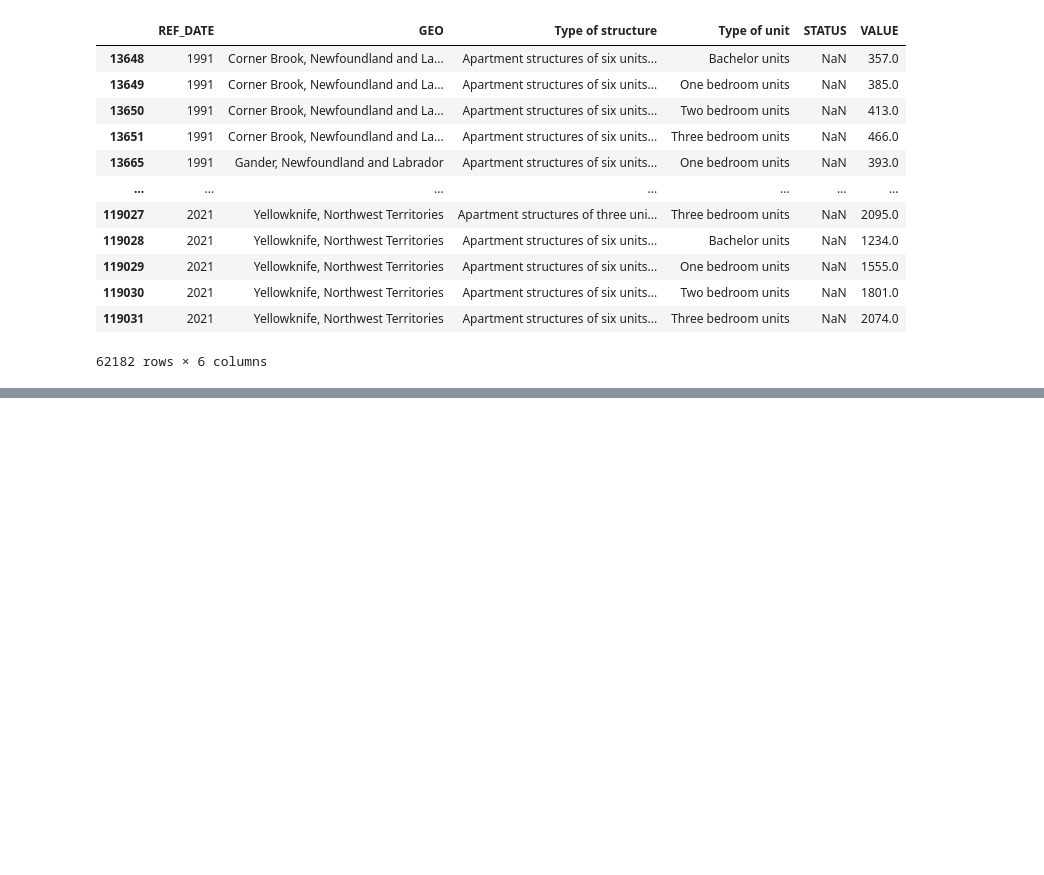
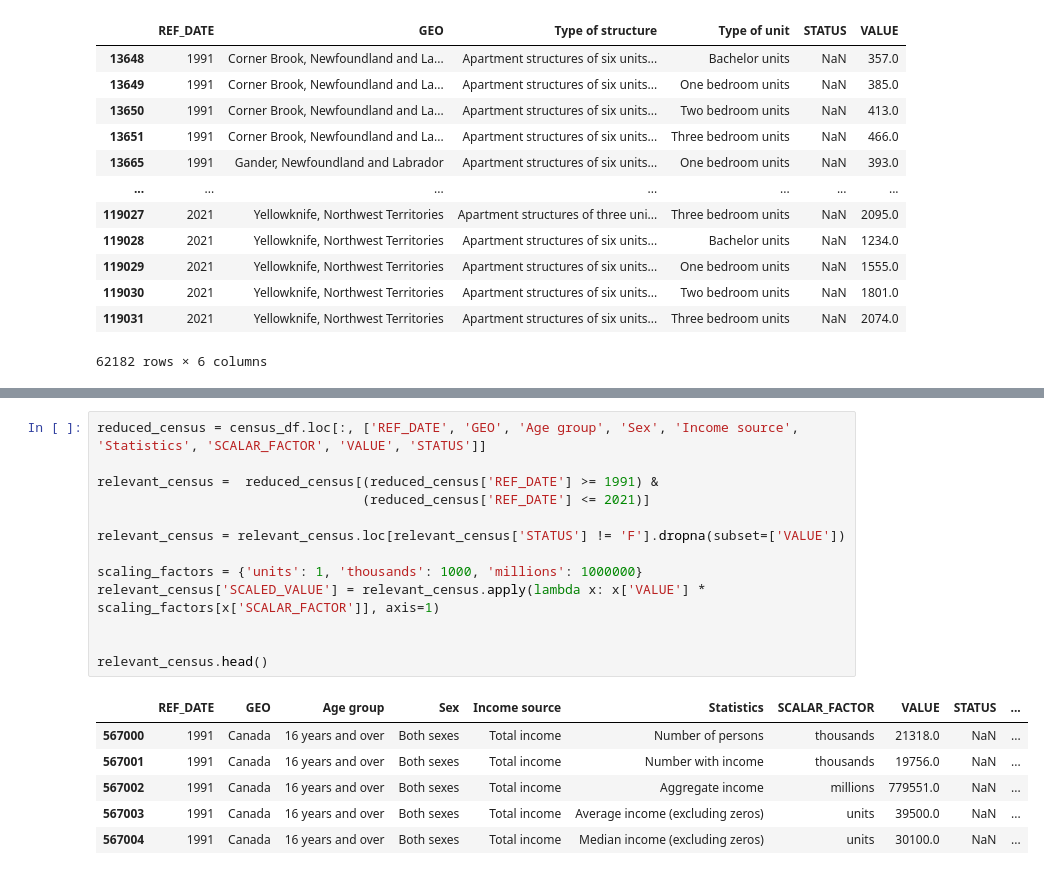
Before and after one commit to AA-Rafi/Renters-Anonymous, a Jupyter notebook: FinancialSide.ipynb, the cells around one changed output, grey strips where cells are left out. Saved outputs shown, nothing was run; the diff lists cells and outputs as text; blank space fills up the shorter version.

```diff
--- a/FinancialSide.ipynb
+++ b/FinancialSide.ipynb
@@ -92,0 +124,20 @@ plt.show()
+# %%
+reduced_census = census_df.loc[:, ['REF_DATE', 'GEO', 'Age group', 'Sex', 'Income source', 'Statistics', 'SCALAR_FACTOR', 'VALUE', 'STATUS']]
+
+relevant_census =  reduced_census[(reduced_census['REF_DATE'] >= 1991) &
+                                  (reduced_census['REF_DATE'] <= 2021)]
+
+relevant_census = relevant_census.loc[relevant_census['STATUS'] != 'F'].dropna(subset=['VALUE'])
+
+scaling_factors = {'units': 1, 'thousands': 1000, 'millions': 1000000}
+relevant_census['SCALED_VALUE'] = relevant_census.apply(lambda x: x['VALUE'] * scaling_factors[x['SCALAR_FACTOR']], axis=1)
+
+
+relevant_census.head()
+# %% [output]
+|  | REF_DATE | GEO | Age group | Sex | Income source | Statistics | SCALAR_FACTOR | VALUE | STATUS | ... |
+| 567000 | 1991 | Canada | 16 years and over | Both sexes | Total income | Number of persons | thousands | 21318.0 | NaN | ... |
+| 567001 | 1991 | Canada | 16 years and over | Both sexes | Total income | Number with income | thousands | 19756.0 | NaN | ... |
+| 567002 | 1991 | Canada | 16 years and over | Both sexes | Total income | Aggregate income | millions | 779551.0 | NaN | ... |
+| 567003 | 1991 | Canada | 16 years and over | Both sexes | Total income | Average income (excluding zeros) | units | 39500.0 | NaN | ... |
+| 567004 | 1991 | Canada | 16 years and over | Both sexes | Total income | Median income (excluding zeros) | units | 30100.0 | NaN | ... |
```
Also changed, not shown: parts of 6 cells of this notebook.
